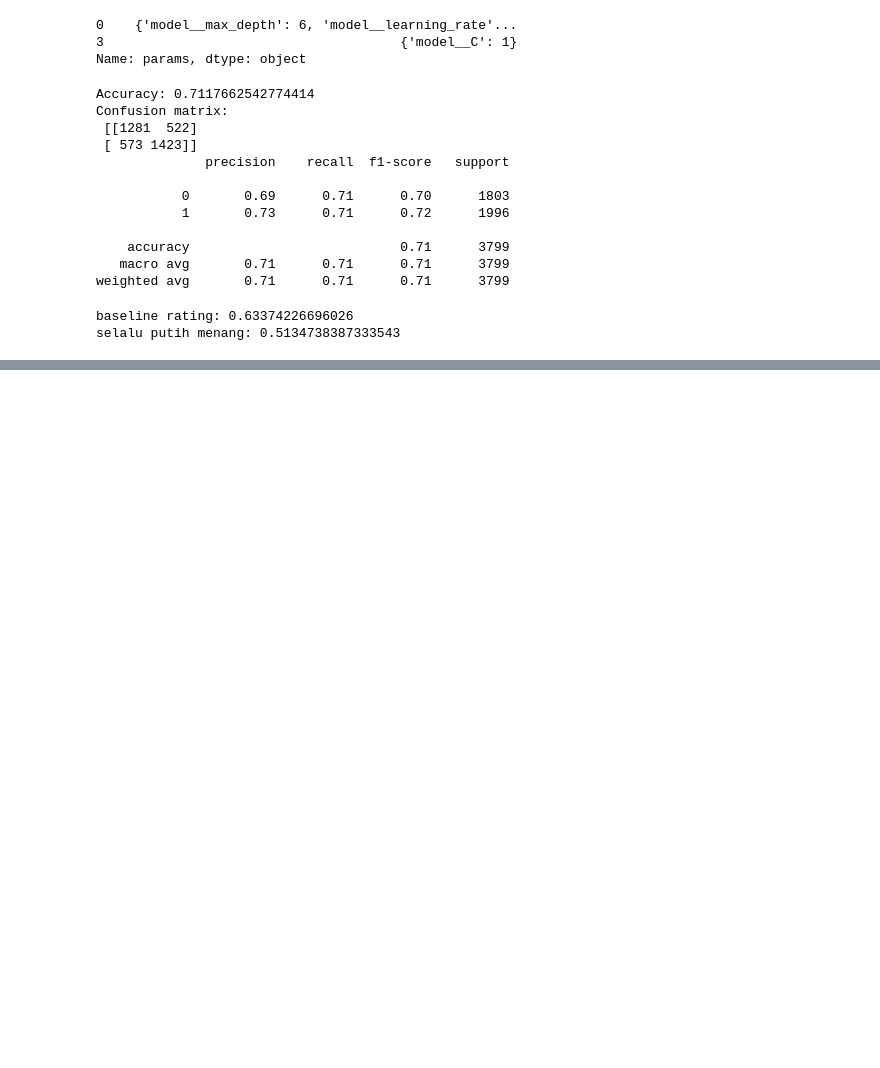
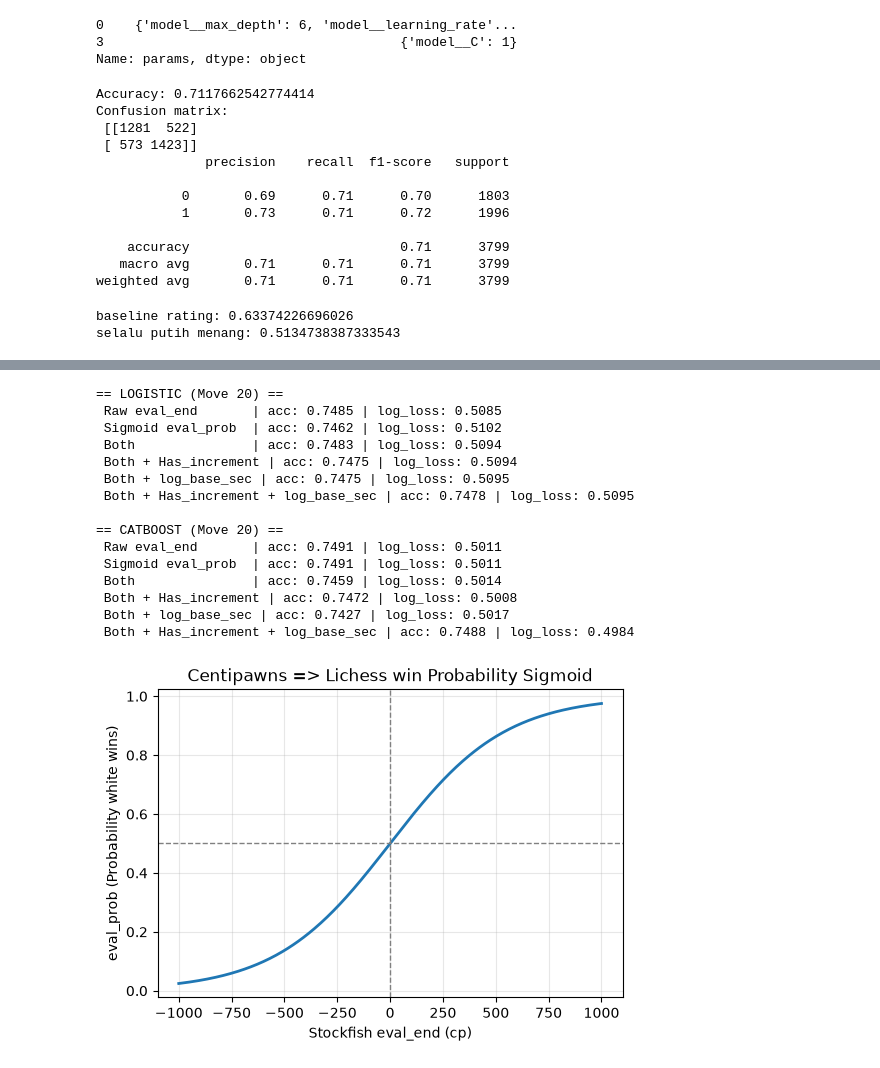
Before and after one commit to foxsys1/chess_analysis, a Jupyter notebook: chess_dataset.ipynb, the cells around one changed output, grey strips where cells are left out. Cells and saved outputs as stored; diff of their text form; code cells hidden in the pictures; blank space fills up the shorter version.

```diff
--- a/chess_dataset.ipynb
+++ b/chess_dataset.ipynb
@@ -631,0 +657,58 @@ results.to_csv('n_moves_results.csv', index=False)
+# %%
+d_20 = pd.read_csv('games_2017-04m20.csv')
+d_20 = d_20.replace([np.inf, -np.inf], np.nan)
+d_20 = d_20.sort_values(by=['date', 'time']).reset_index(drop=True)
+d_20['eval_prob'] = 1 / (1 + np.exp(-0.00368208 * d_20['eval_end']))
+d_20['has_increment'] = (d_20['inc_sec'] > 0).astype(int)
+d_20['log_base_sec'] = np.log1p(d_20['base_sec'])
+
+cut_20 = int(len(d_20) * 0.8)
+tr_20, te_20 = d_20.iloc[:cut_20], d_20.iloc[cut_20:]
+
+base_cols = ['elo_diff', 'material_diff', 'white_clock', 'black_clock', 'clock_diff', 'white_clock_rel', 'black_clock_rel', 'clock_diff_rel']
+
+variants = [('Raw eval_end', ['eval_end']),
+            ('Sigmoid eval_prob', ['eval_prob']),
+            ('Both', ['eval_end', 'eval_prob']),
+            ('Both + Has_increment', ['eval_end', 'eval_prob', 'has_increment']),
+            ('Both + log_base_sec', ['eval_end', 'eval_prob', 'log_base_sec']),
+            ('Both + Has_increment + log_base_sec', ['eval_end', 'eval_prob', 'log_base_sec', 'has_increment'])]
+
+for model_name in ['logistic', 'catboost']:
+    print(f'\n== {model_name.upper()} (Move 20) ==')
+    for label, eval_col in variants:
+        cols = base_cols + eval_col
+        pipe = build_pipeline(build_preprocessor(cols), clone(models[model_name]))
+        pipe.fit(tr_20[cols], tr_20['white_won'])
+        probs = pipe.predict_proba(te_20[cols])[:, 1]
+        acc = accuracy_score(te_20['white_won'], (probs > 0.5).astype(int))
+        ll = log_loss(te_20['white_won'], probs)
+        print(f" {label:18s} | acc: {acc:.4f} | log_loss: {ll:.4f}")
+cp_grid = np.linspace(-1000, 1000, 400)
+prob_grid = 1 / (1 + np.exp(-0.00368208 * cp_grid))
+plt.figure(figsize=(6,4))
+plt.plot(cp_grid, prob_grid, linewidth=2)
+plt.axhline(0.5, color='gray', linestyle='--', linewidth=1)
+plt.axvline(0, color='gray', linestyle='--', linewidth=1)
+plt.title('Centipawns => Lichess win Probability Sigmoid')
+plt.xlabel('Stockfish eval_end (cp)')
+plt.ylabel('eval_prob (Probability white wins)')
+plt.grid(True, alpha=0.3)
+plt.show()
+# %% [output]
+== LOGISTIC (Move 20) ==
+ Raw eval_end       | acc: 0.7485 | log_loss: 0.5085
+ Sigmoid eval_prob  | acc: 0.7462 | log_loss: 0.5102
+ Both               | acc: 0.7483 | log_loss: 0.5094
+ Both + Has_increment | acc: 0.7475 | log_loss: 0.5094
+ Both + log_base_sec | acc: 0.7475 | log_loss: 0.5095
+ Both + Has_increment + log_base_sec | acc: 0.7478 | log_loss: 0.5095
+
+== CATBOOST (Move 20) ==
+ Raw eval_end       | acc: 0.7491 | log_loss: 0.5011
+ Sigmoid eval_prob  | acc: 0.7491 | log_loss: 0.5011
+ Both               | acc: 0.7459 | log_loss: 0.5014
+ Both + Has_increment | acc: 0.7472 | log_loss: 0.5008
+ Both + log_base_sec | acc: 0.7427 | log_loss: 0.5017
+ Both + Has_increment + log_base_sec | acc: 0.7488 | log_loss: 0.4984
+[figure, added]
```
Also changed, not shown: parts of 7 cells of this notebook, 8 other files.
